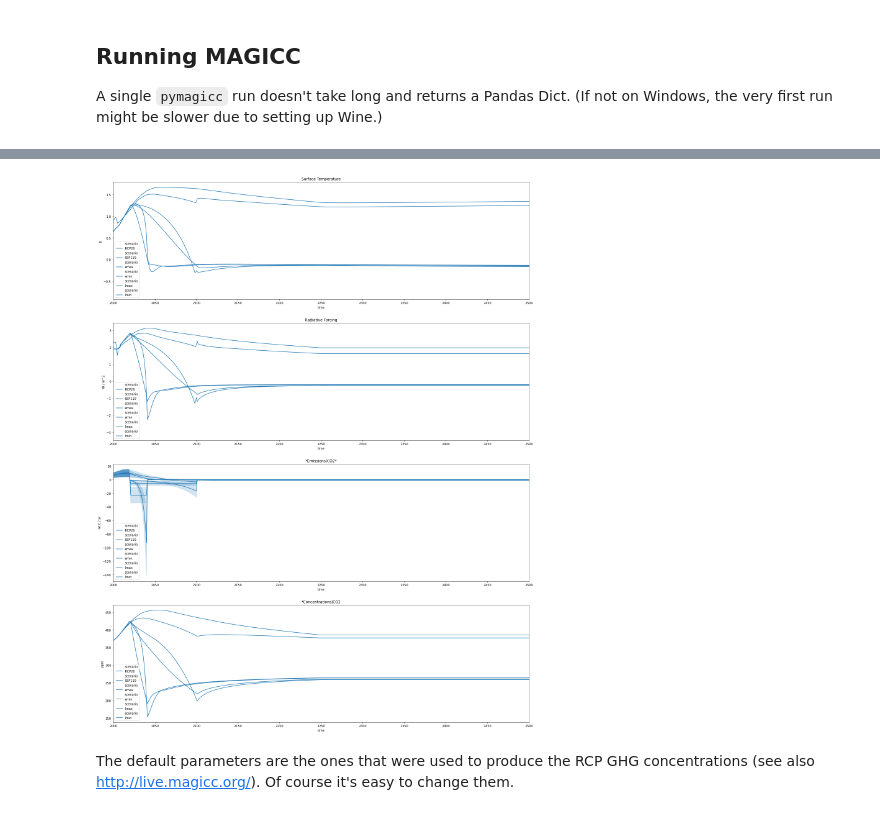
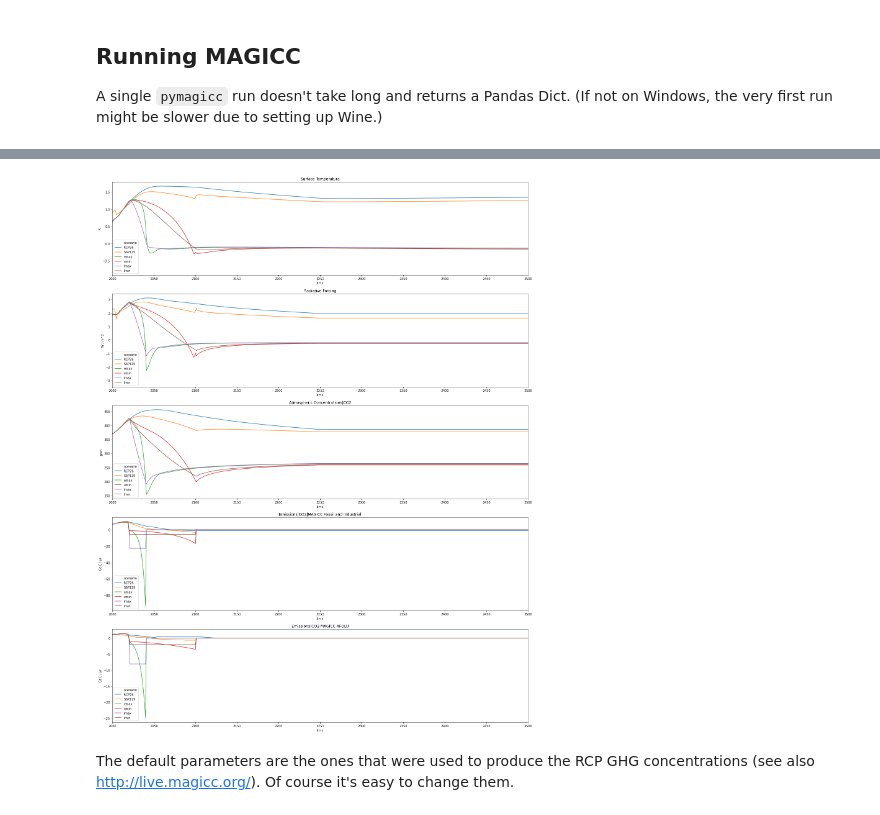
Before and after one commit to hsbay/cdrmex, a Jupyter notebook: ONCtests.ipynb, the cells around one changed output, grey strips where cells are left out. Drawn from its saved outputs; the diff is of its cells as text; code cells hidden in the pictures.

```diff
--- a/ONCtests.ipynb
+++ b/ONCtests.ipynb
@@ -159,12 +162,10 @@ for scen in rcps["scenario"].unique():
 A single `pymagicc` run doesn't take long and returns a Pandas Dict.
 (If not on Windows, the very first run might be slower due to setting up Wine.)
 # %%
-# NBVAL_IGNORE_OUTPUT
 %time results = pymagicc.run(rcp26)
 results = ""
 %time results = pymagicc.run(rcps.filter(scenario="emin"), **magcfg)
 results = ""
 %time results = pymagicc.run(rcp26, **magcfg)
-slice = results[["scenario","region","variable", "unit"]]
-results = ""
+slice = results.filter(region="World",variable="Radiative Forcing")["unit"].head(3)
 # %% [output]
@@ -177,26 +178,20 @@ Wall time: 11.3 s
-# %%
-x=(datetime(2000, 1, 1), datetime(magcfg["endyear"], 1, 1))
-fig, attr = plt.subplots(4, 1, figsize=(24, 32))
-vars = ["Surface Temperature","Radiative Forcing","*Emissions|CO2*","*Concentrations|CO2"]
-
-def populateplts (raw):
-    for n, var in enumerate(vars):
-        newax = attr[n]
-        newax.set_title(var)
-        newax.set_xlim(x)
-        raw.filter(variable=var,
-               region="World").lineplot(hue="scenario", ax=newax);
-        units = raw.filter(variable=var)["unit"].iloc[0]
-        newax.set_ylabel(units)
-    return(raw.filter)
-
-with MAGICC6() as magicc:
-    for sdf in rcps["scenario"].unique():
-        raw = pymagicc.run(MAGICCData(rcps.filter(scenario=sdf).copy()), **magcfg)
-        cntpltsA = populateplts(raw)
-raw = ""
-# %% [output]
-[figure, removed]
+# %%
+vars = ["Surface Temperature","Radiative Forcing",
+        "Atmospheric Concentrations|CO2","Emissions|CO2|MAGICC Fossil and Industrial",
+        "Emissions|CO2|MAGICC AFOLU"]
+x = (datetime(2000, 1, 1), datetime(magcfg["endyear"], 1, 1))
+fig, axes = plt.subplots((len(vars)), 1, figsize=(24, 32))
+
+for sdf in rcps["scenario"].unique():
+    results = results.append(pymagicc.run(MAGICCData(rcps.filter(scenario=sdf)), **magcfg))
+for n, var in enumerate(vars):
+    results.filter(region="World", variable=var).lineplot(hue="scenario", ax=axes[n])
+    ylab = results.filter(region="World", variable=var)["unit"].iloc[[0]].all()
+    axes[n].set_ylabel(ylab)
+    axes[n].set_title(var)
+    axes[n].set_xlim(x)
+# %% [output]
+[figure, added]
 # %% [markdown]
 The default parameters are the ones that were used to produce the RCP GHG concentrations (see also http://live.magicc.org/). Of course it's easy to change them.
 # %%
```
Also changed, not shown: parts of 7 cells of this notebook.
